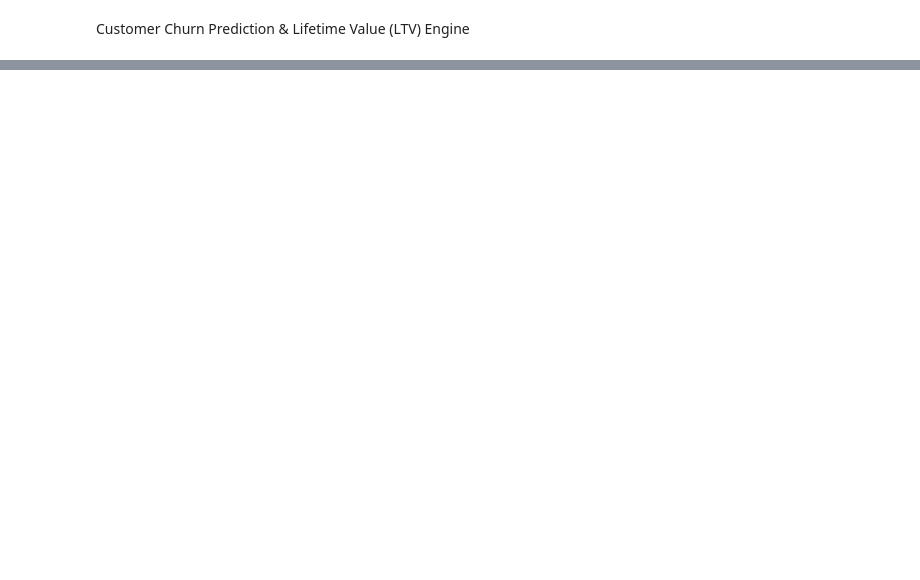
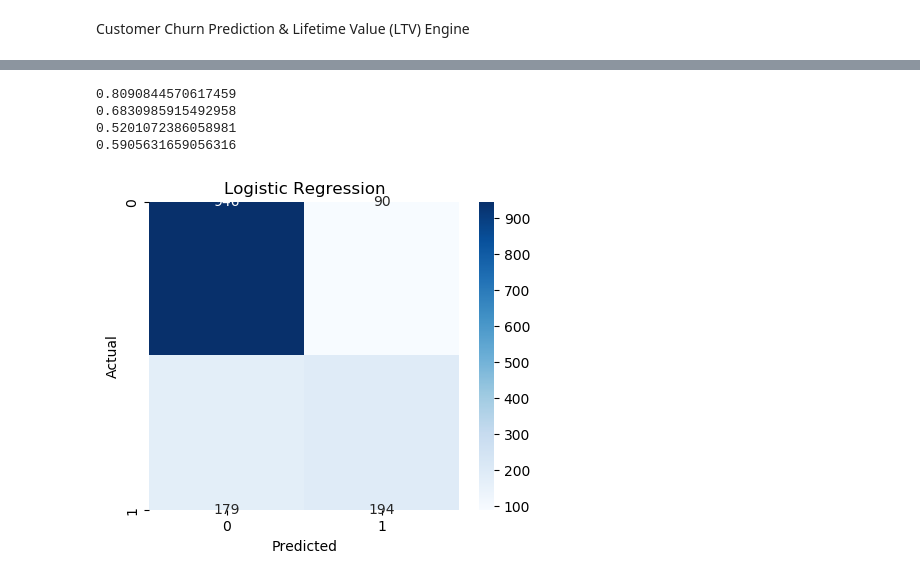
Before and after one commit to Asritha-708/Zaalima-Data-Analytics-Project, a Jupyter notebook: notebooks/customer_churn_prediction.ipynb, the cells around one changed output, grey strips where cells are left out. Saved outputs shown, nothing was run; the diff lists cells and outputs as text; code cells hidden in the pictures; blank space fills up the shorter version.

```diff
--- a/notebooks/customer_churn_prediction.ipynb
+++ b/notebooks/customer_churn_prediction.ipynb
@@ -716,0 +191,40 @@ LTV model saved successfully!
+# %%
+#logistic regression metrics
+from sklearn.metrics import accuracy_score,precision_score,recall_score,f1_score
+
+acc_lr=accuracy_score(y_test,y_pred_lr)
+pre_lr=precision_score(y_test,y_pred_lr)
+rec_lr=recall_score(y_test,y_pred_lr)
+f1_lr=f1_score(y_test,y_pred_lr)
+
+print(acc_lr)
+print(pre_lr)
+print(rec_lr)
+print(f1_lr)
+# %% [output]
+0.8090844570617459
+0.6830985915492958
+0.5201072386058981
+0.5905631659056316
+# %%
+#lr confusion matrix
+from sklearn.metrics import confusion_matrix
+
+cm=confusion_matrix(y_test,y_pred_lr)
+
+plt.figure(figsize=(5,4))
+
+sns.heatmap(cm,
+            annot=True,
+            fmt="d",
+            cmap="Blues")
+
+plt.xlabel("Predicted")
+
+plt.ylabel("Actual")
+
+plt.title("Logistic Regression")
+
+plt.show()
+# %% [output]
+[figure, added]
```
Also changed, not shown: parts of 112 cells of this notebook, 6 other files.
